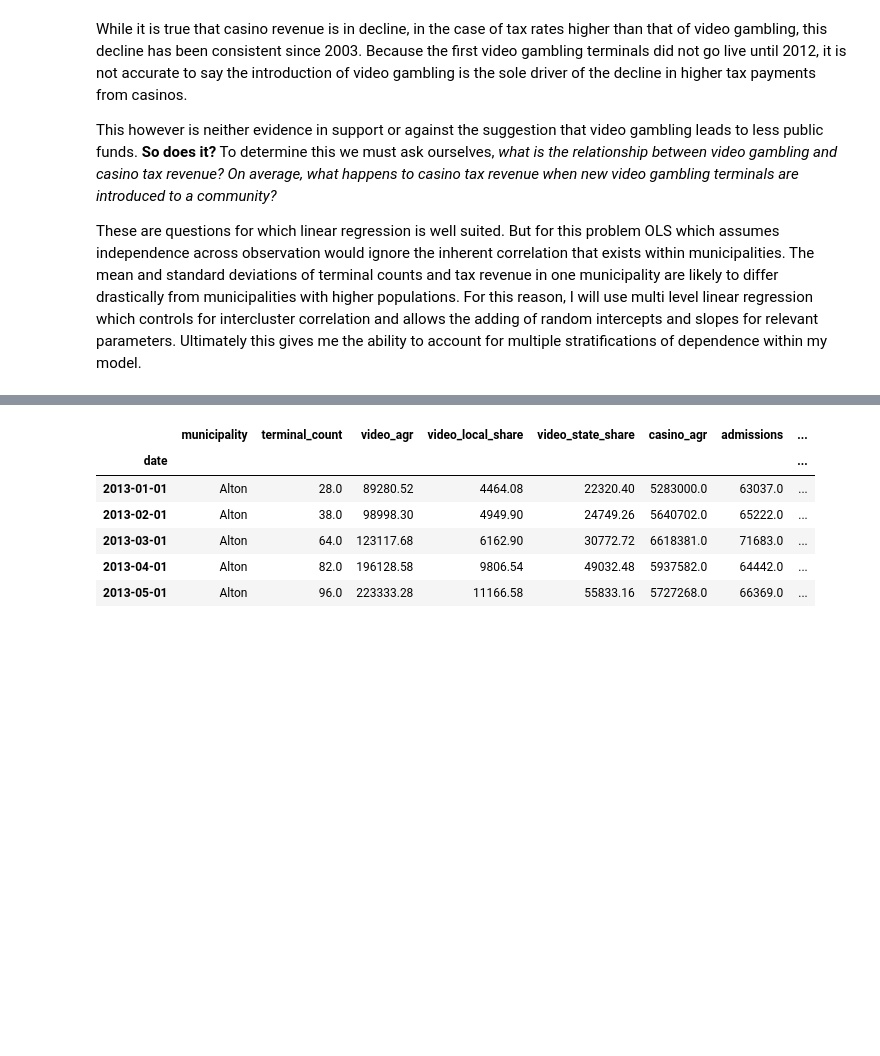
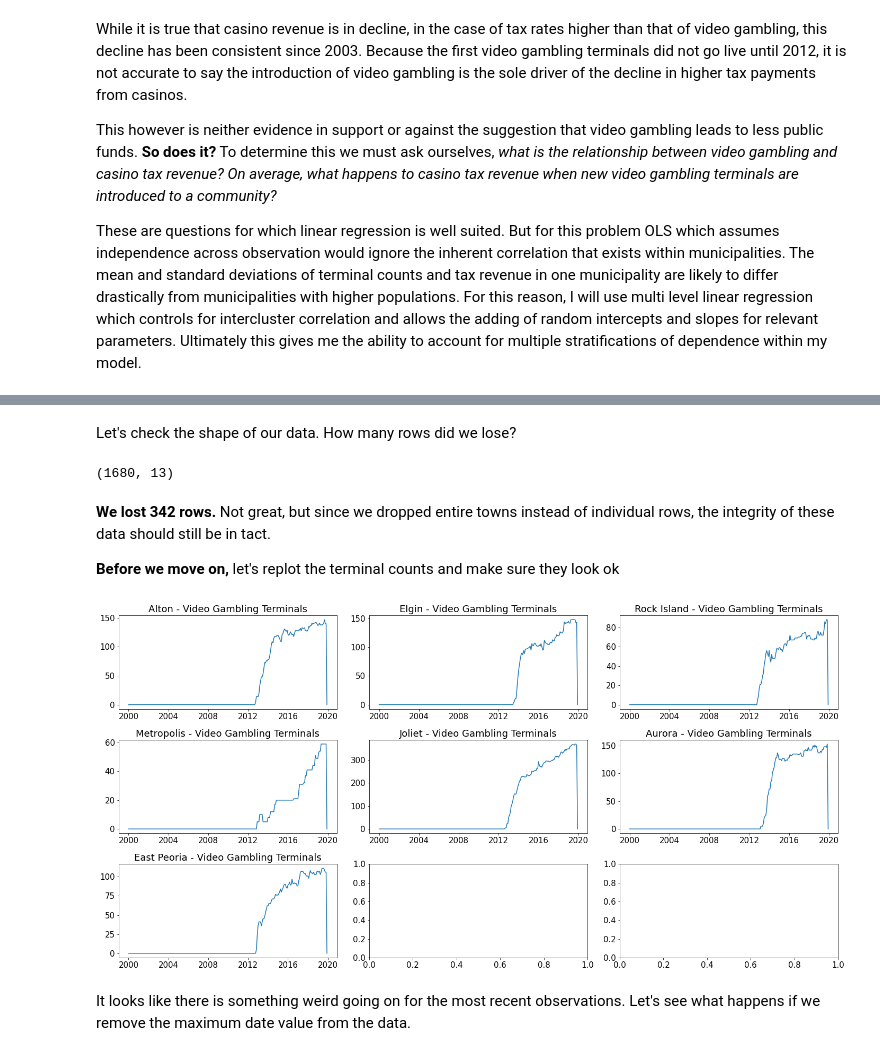
Before and after one commit to joelsewhere/illinois-gaming, a Jupyter notebook: notebooks/mvp.ipynb, the cells around one changed output, grey strips where cells are left out. Drawn from its saved outputs; the diff is of its cells as text; code cells hidden in the pictures; blank space fills up the shorter version.

```diff
--- a/notebooks/mvp.ipynb
+++ b/notebooks/mvp.ipynb
@@ -341,0 +443,13 @@ To review the scraping code, a jupyter notebook has been provided as documentati
+# %%
+df = df.reset_index()
+for idx, row in df.iterrows():
+    municipality = row.municipality
+    filter_1 = (df.municipality == municipality)
+    if row.date.year == 2016 and row.date.month == 11:
+        filter_2 = (df.date == '2016-10-01')
+        last_count = df[filter_1 & filter_2].terminal_count.iloc[0]
+        df.at[idx, 'terminal_count'] = last_count
+    elif row.date.year == 2017 and row.date.month == 1:
+        filter_2 = (df.date == '2016-12-01')
+        last_count = df[filter_1 & filter_2].terminal_count.iloc[0]
+        df.at[idx, 'terminal_count'] = last_count
@@ -341,0 +465,3 @@ To review the scraping code, a jupyter notebook has been provided as documentati
+# %%
+towns_with_nulls = df[(df.date.isin(['2016-11-01', '2017-01-01'])) & df.terminal_count.isna()].municipality.unique()
+print(towns_with_nulls)
@@ -341,0 +472,3 @@ To review the scraping code, a jupyter notebook has been provided as documentati
+# %%
+df = df[~df.municipality.isin(towns_with_nulls)]
+df.head()
@@ -342,10 +482,34 @@ To review the scraping code, a jupyter notebook has been provided as documentati
+# %% [markdown]
+Let's check the shape of our data. How many rows did we lose?
 # %%
-df.head()
+df.shape
 # %% [output]
-|  | municipality | terminal_count | video_agr | video_local_share | video_state_share | casino_agr | admissions | ... |
-| date |  |  |  |  |  |  |  | ... |
-| 2013-01-01 | Alton | 28.0 | 89280.52 | 4464.08 | 22320.40 | 5283000.0 | 63037.0 | ... |
-| 2013-02-01 | Alton | 38.0 | 98998.30 | 4949.90 | 24749.26 | 5640702.0 | 65222.0 | ... |
-| 2013-03-01 | Alton | 64.0 | 123117.68 | 6162.90 | 30772.72 | 6618381.0 | 71683.0 | ... |
-| 2013-04-01 | Alton | 82.0 | 196128.58 | 9806.54 | 49032.48 | 5937582.0 | 64442.0 | ... |
-| 2013-05-01 | Alton | 96.0 | 223333.28 | 11166.58 | 55833.16 | 5727268.0 | 66369.0 | ... |
+(1680, 13)
+# %% [markdown]
+**We lost 342 rows.** Not great, but since we dropped entire towns instead of individual rows, the integrity of these data should still be in tact.
+
+**Before we move on,** let's replot the terminal counts and make sure they look ok
+# %%
+rcParams.update({'font.size': 15})
+towns = df.municipality.unique()
+
+rows = 3
+columns = 3
+
+fig, axes = plt.subplots(rows, columns, figsize=(20,10))
+
+for idx in range(len(towns)):
+    town = towns[idx]
+    row, column = subplot_map(idx, columns)
+    ax = axes[row, column]
+    frame = df[df.municipality ==town].fillna(0)
+    frame.sort_values(by='date', inplace=True)
+    x = frame.date
+    y = frame.terminal_count
+    ax.plot(x,y)
+    ax.set_title(f'{town} - Video Gambling Terminals')
+fig.tight_layout()
+# %% [output]
+[figure, added]
+# %% [markdown]
+It looks like there is something weird going on for the most recent observations. Let's see what happens if we remove the maximum date value from the data.
```
Also changed, not shown: parts of 60 cells of this notebook, 6 other files.
